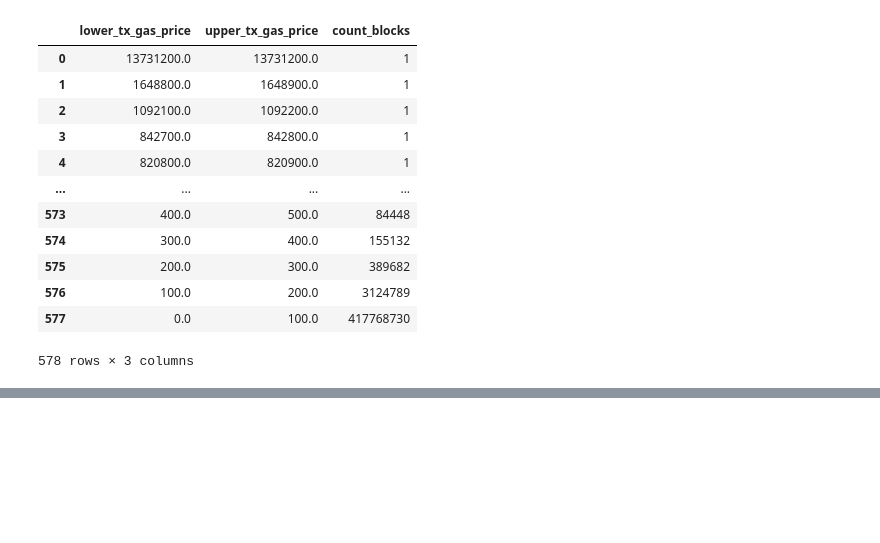
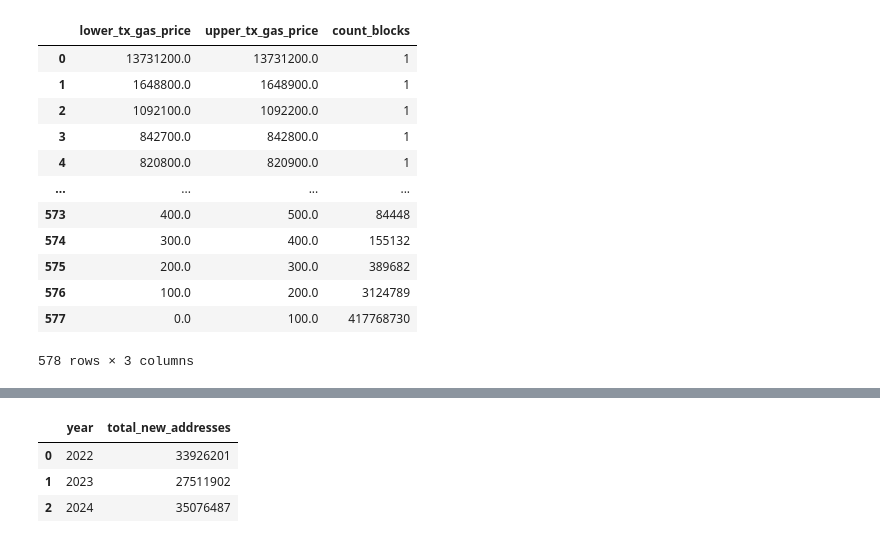
Before and after one commit to vnegi10/ETH_blockchain_data_analysis, a Jupyter notebook: DuckDB_query.ipynb, the cells around one changed output, grey strips where cells are left out. Cells and saved outputs as stored; diff of their text form; code cells hidden in the pictures; blank space fills up the shorter version.

```diff
--- a/DuckDB_query.ipynb
+++ b/DuckDB_query.ipynb
@@ -676,0 +923,5 @@ Wall time: 2.44 s
+# %%
+%%time
+
+get_new_add_per_year("2022-01-01", "2024-12-31", y3).df()
+# %% [output]
@@ -676,0 +930,4 @@ Wall time: 2.44 s
+|  | year | total_new_addresses |
+| 0 | 2022 | 33926201 |
+| 1 | 2023 | 27511902 |
+| 2 | 2024 | 35076487 |
```
Also changed, not shown: parts of 11 cells of this notebook.
